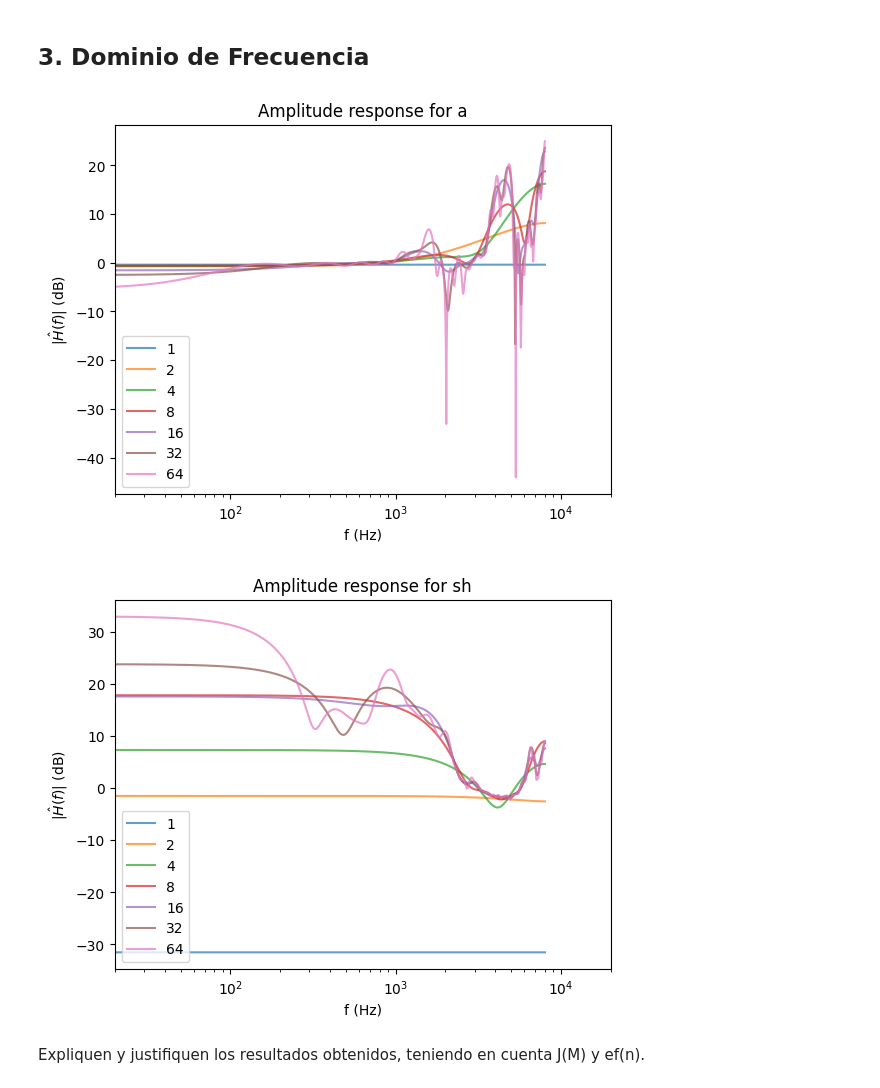
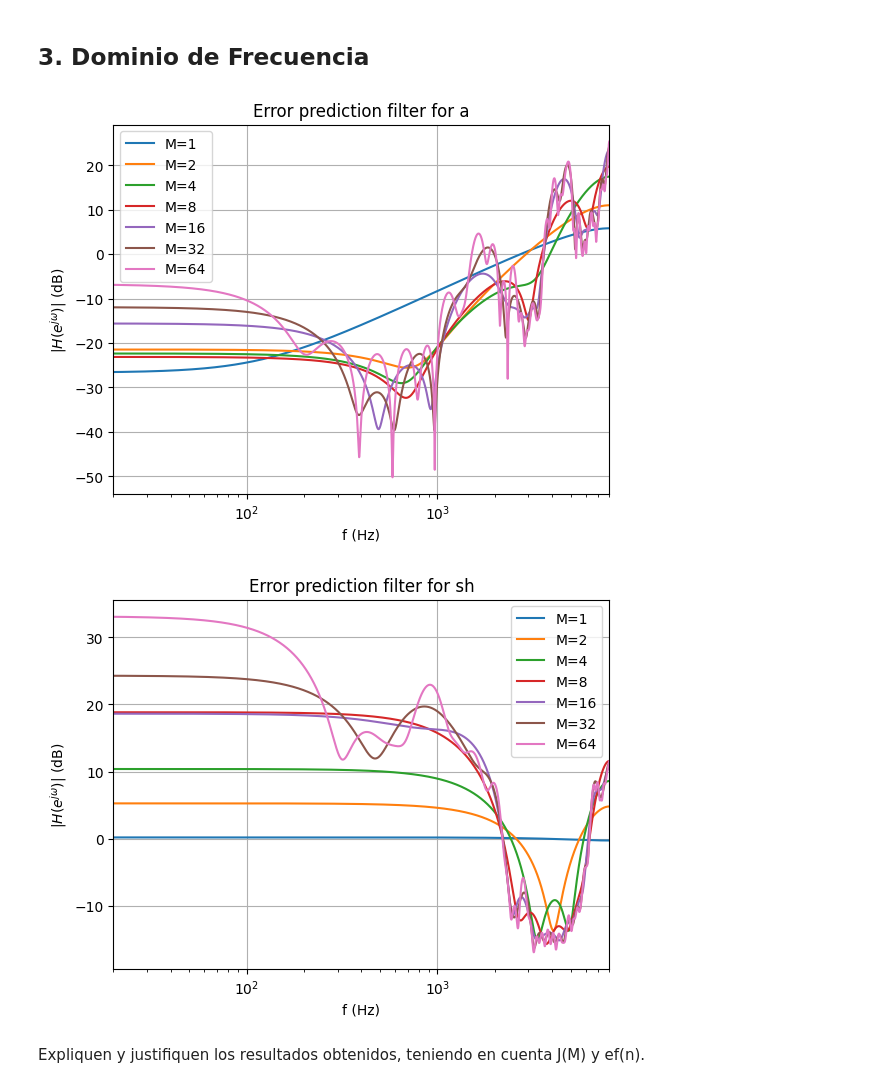
Before and after one commit to albertig2/Procesamiento-Adaptivo-22.46-, a Jupyter notebook: TP3/TP2_prediccion_lineal.ipynb, the cells around one changed output. Cells and saved outputs as stored; diff of their text form; code cells hidden in the pictures.

```diff
--- a/TP3/TP2_prediccion_lineal.ipynb
+++ b/TP3/TP2_prediccion_lineal.ipynb
@@ -98,52 +114,42 @@ for x, name in zip([a, sh], ['a', 'sh']):
 # %%
 # Grabaciones en dominio de frecuencia
 # representen la respuesta en frecuencia H(ejω) del filtro del error de predicción ā (no el filtro predictor a)
 # para M = 1, 2, 4, 8, 16, 32, 64.
-Ms = [1, 2, 4, 8, 16, 32, 64]
+M_values = [1, 2, 4, 8, 16, 32, 64]
 
-def finding_filter(x, M):
-    X = np.array([
-        x[n-M:n][::-1]
-        for n in range(M, N)
-    ])
+for x, name in zip([a, sh], ['a', 'sh']):
 
-    # Desired/current samples: x[n]
-    d = x[M:N]
+    plt.figure()
 
-    # Autocorrelation matrix
-    R = X.conj().T @ X / len(d)
+    for M in M_values:
 
-    # Cross-correlation vector
-    r = X.conj().T @ d / len(d)
+        ao, e, J = forward_prediction(x, M)
 
-    # Optimal predictor coefficients
-    ao = np.linalg.solve(R, -r)
+        # Error prediction filter:
+        # A_e(z) = 1 + a1 z^-1 + ... + aM z^-M
+        A = np.concatenate(([1], ao))
 
-    return ao.real
+        nfft = 2**16
 
-aos_a = []
-aos_sh = []
+        # Frequency response of error filter
+        f, H = signal.freqz(A, worN=2**16, fs=fs)
 
-for aos, x, name in zip([aos_a, aos_sh], [a, sh], ['a', 'sh']):
-    for M in Ms:
-        aos.append(finding_filter(x, M))
+        plt.semilogx(
+            f,
+            20*np.log10(np.maximum(np.abs(H), 1e-12)),
+            label=f"M={M}"
+        )
 
-    results = [(Ms[i], aos[i]) for i in range(len(Ms))]
-
-    nfft = 2**16
-    f = np.fft.rfftfreq(nfft, 1/fs)
-    for M, wo in results:
-        H = np.fft.rfft(wo, nfft)
-        plt.semilogx(f, 20*np.log10(np.abs(H)), label=M, alpha=0.7)
-    plt.xlim(20, 20000)
+    plt.xlim(20, fs/2)
     plt.xlabel("f (Hz)")
-    plt.ylabel(r"$|\hat{H}(f)|$ (dB)")
-    plt.title(f'Amplitude response for {name}')
+    plt.ylabel(r"$|H(e^{j\omega})|$ (dB)")
+    plt.title(f"Error prediction filter for {name}")
     plt.legend()
+    plt.grid()
     plt.show()
 # %% [output]
-[figure, old version]
+[figure, new version]
-[figure, old version]
+[figure, new version]
 # %% [markdown]
 Expliquen y justifiquen los resultados obtenidos, teniendo en cuenta J(M) y ef(n).
 # %% [markdown]
```
Also changed, not shown: parts of 21 cells of this notebook.
